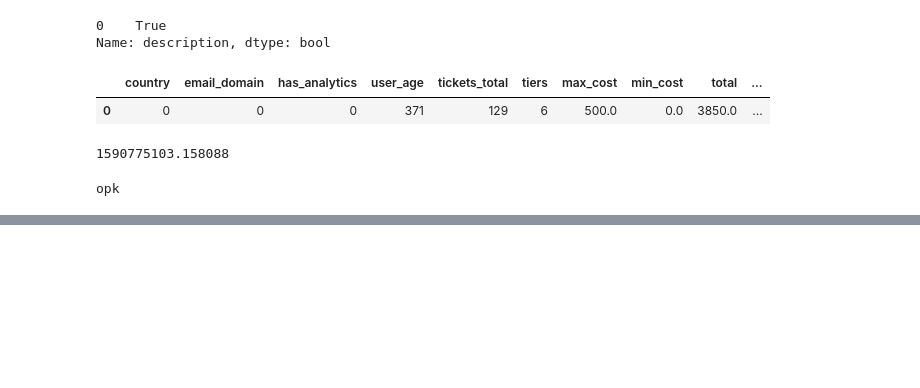
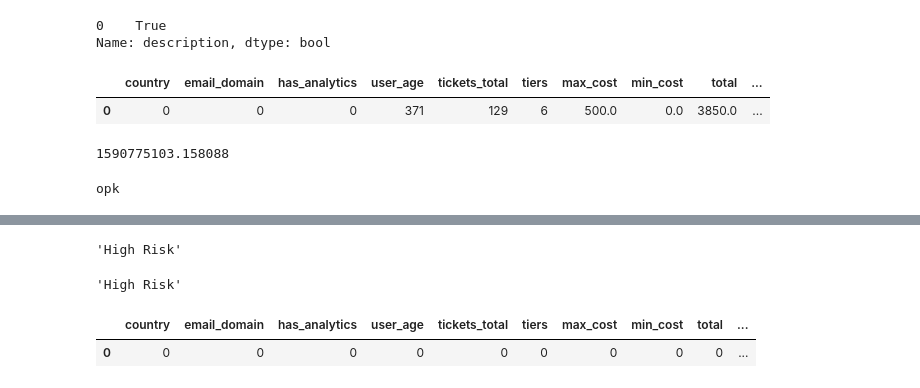
Before and after one commit to taylorjbritt/fraudcasestudy, a Jupyter notebook: notebooks/trent_notebook.ipynb, the cells around one changed output, grey strips where cells are left out. Cells and saved outputs as stored; diff of their text form; code cells hidden in the pictures; blank space fills up the shorter version.

```diff
--- a/notebooks/trent_notebook.ipynb
+++ b/notebooks/trent_notebook.ipynb
@@ -568,0 +589,13 @@ if __name__ == '__main__':
+# %%
+def probability(df):
+    x = model.predict_proba(df_new)[0][1]
+    if x < .33:
+        return 'Low Risk'
+    elif x < .66:
+        return 'Medium Risk'
+    else:
+        return 'High Risk'
+
+probability(df_new)
+# %% [output]
+'High Risk'
@@ -568,0 +604,9 @@ if __name__ == '__main__':
+# %%
+probability(df_new)
+# %% [output]
+'High Risk'
+# %%
+event
+# %% [output]
+|  | country | email_domain | has_analytics | user_age | tickets_total | tiers | max_cost | min_cost | total | ... |
+| 0 | 0 | 0 | 0 | 0 | 0 | 0 | 0 | 0 | 0 | ... |
```
Also changed, not shown: parts of 3 cells of this notebook.
